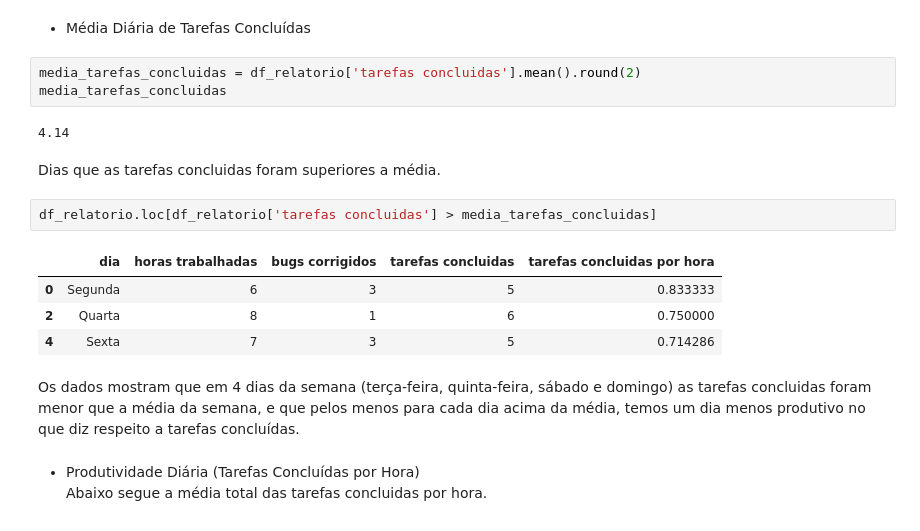
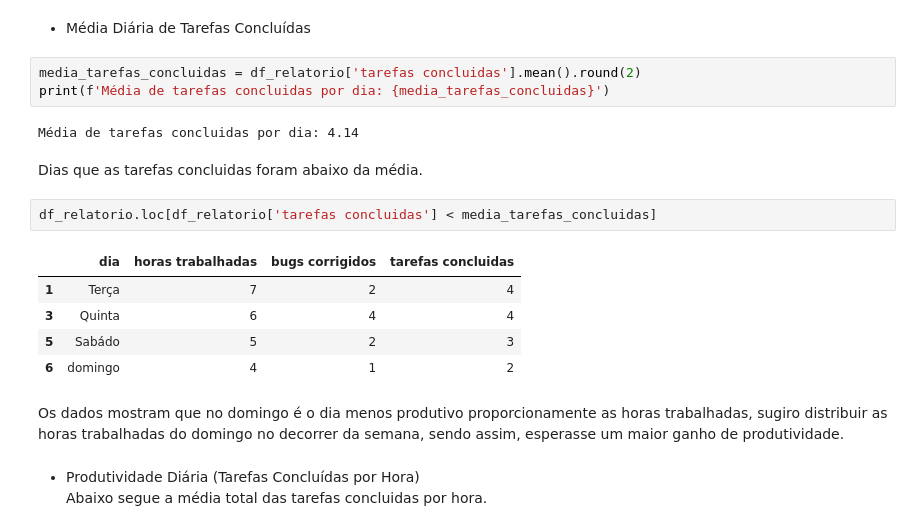
Before and after one commit to denysonbrito/projeto_individual_modulo4, a Jupyter notebook: Arquivo/Atividade_individual_modulo4.ipynb, the cells around one changed output. Drawn from its saved outputs; the diff is of its cells as text.

```diff
--- a/Arquivo/Atividade_individual_modulo4.ipynb
+++ b/Arquivo/Atividade_individual_modulo4.ipynb
@@ -127,20 +216,21 @@ df_relatorio.plot(y='tarefas concluidas',x = 'dia', kind='barh')
 - Média Diária de Tarefas Concluídas
 # %%
 media_tarefas_concluidas = df_relatorio['tarefas concluidas'].mean().round(2)
-media_tarefas_concluidas
+print(f'Média de tarefas concluidas por dia: {media_tarefas_concluidas}')
 # %% [output]
-4.14
+Média de tarefas concluidas por dia: 4.14
 # %% [markdown]
-Dias que as tarefas concluidas foram superiores a média.
+Dias que as tarefas concluidas foram abaixo da média.
 # %%
-df_relatorio.loc[df_relatorio['tarefas concluidas'] > media_tarefas_concluidas]
+df_relatorio.loc[df_relatorio['tarefas concluidas'] < media_tarefas_concluidas]
 # %% [output]
-|  | dia | horas trabalhadas | bugs corrigidos | tarefas concluidas | tarefas concluidas por hora |
-| 0 | Segunda | 6 | 3 | 5 | 0.833333 |
-| 2 | Quarta | 8 | 1 | 6 | 0.750000 |
-| 4 | Sexta | 7 | 3 | 5 | 0.714286 |
+|  | dia | horas trabalhadas | bugs corrigidos | tarefas concluidas |
+| 1 | Terça | 7 | 2 | 4 |
+| 3 | Quinta | 6 | 4 | 4 |
+| 5 | Sabádo | 5 | 2 | 3 |
+| 6 | domingo | 4 | 1 | 2 |
-# %% [markdown]
-Os dados mostram que em 4 dias da semana (terça-feira, quinta-feira, sábado e domingo) as tarefas concluidas foram menor que a média da semana, e que pelos menos para cada dia acima da média, temos um dia menos produtivo no que diz respeito a tarefas concluídas.
+# %% [markdown]
+Os dados mostram que no domingo é o dia menos produtivo proporcionamente as horas trabalhadas, sugiro distribuir as horas trabalhadas do domingo no decorrer da semana, sendo assim, esperasse um maior ganho de produtividade.
 # %% [markdown]
 - Produtividade Diária (Tarefas Concluídas por Hora) <br>
 Abaixo segue a média total das tarefas concluidas por hora.
```
Also changed, not shown: parts of 44 cells of this notebook.
